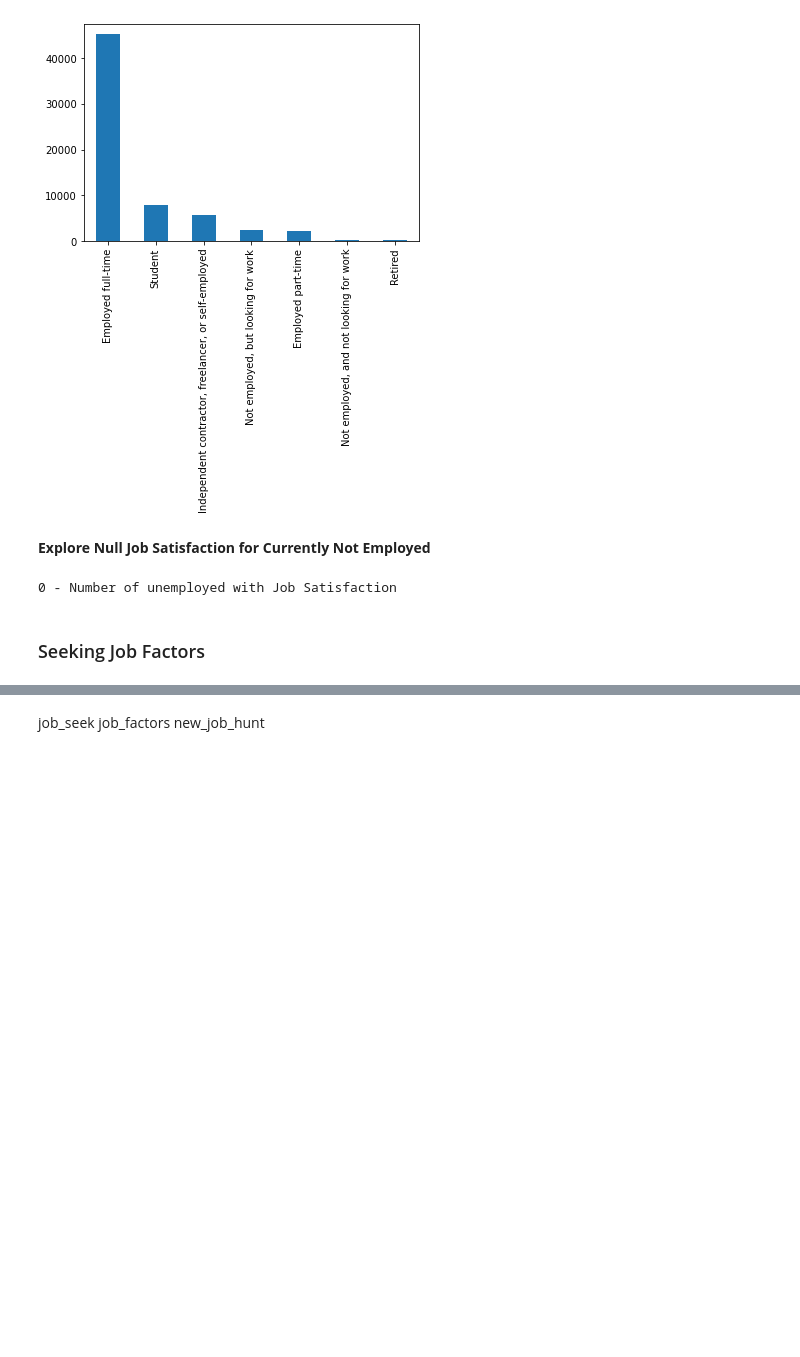
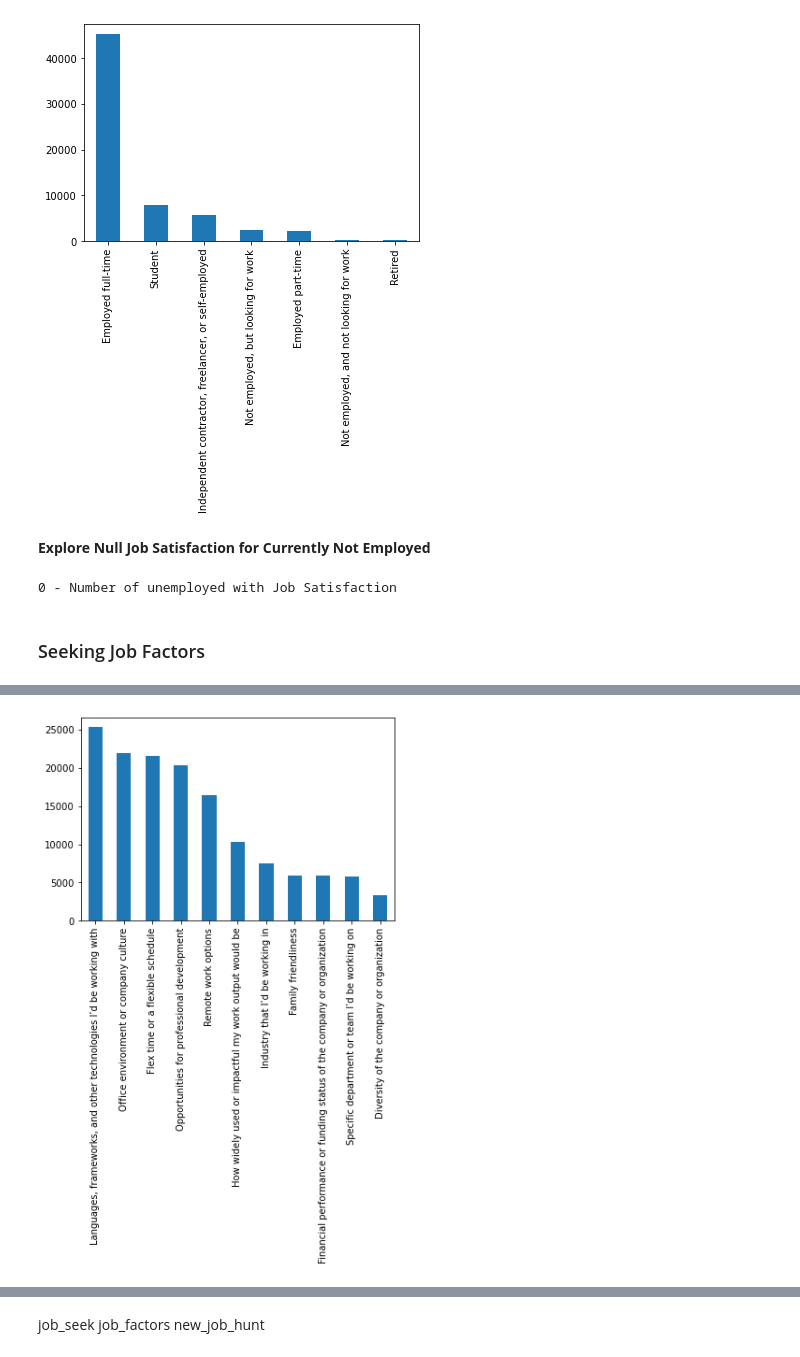
Before and after one commit to netxph/so-analysis, a Jupyter notebook: notebook/02-so-eda.ipynb, the cells around one changed output, grey strips where cells are left out. Drawn from its saved outputs; the diff is of its cells as text; code cells hidden in the pictures; blank space fills up the shorter version.

Commit message:
add job factor analysis

```diff
--- a/notebook/02-so-eda.ipynb
+++ b/notebook/02-so-eda.ipynb
@@ -130,0 +166,4 @@ print(f"{unemployed} - Number of unemployed with Job Satisfaction")
+# %%
+factors = df[["employment", "job_factors"]].dropna()
+factors["job_factors"] = factors.job_factors.str.split(";")
+factors.head()
@@ -130,0 +177,5 @@ print(f"{unemployed} - Number of unemployed with Job Satisfaction")
+# %%
+factors_exp = factors.explode("job_factors")
+factors_exp.job_factors.value_counts().plot(kind="bar");
+# %% [output]
+[figure, added]
```
Also changed, not shown: parts of 9 cells of this notebook.
